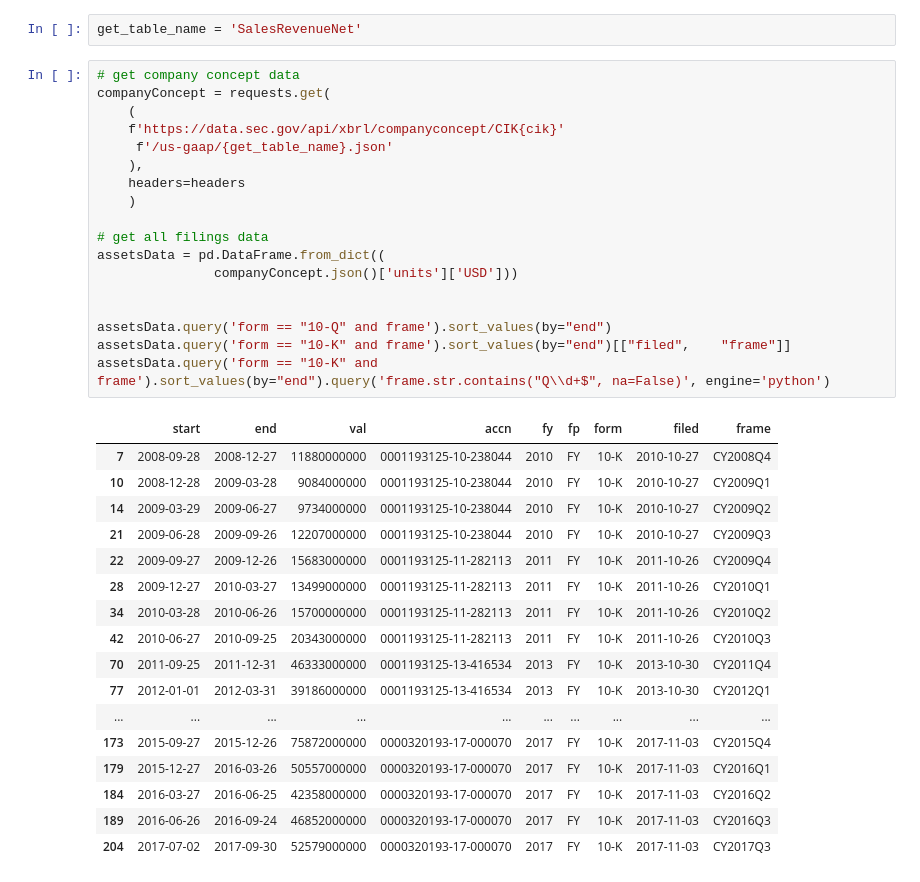
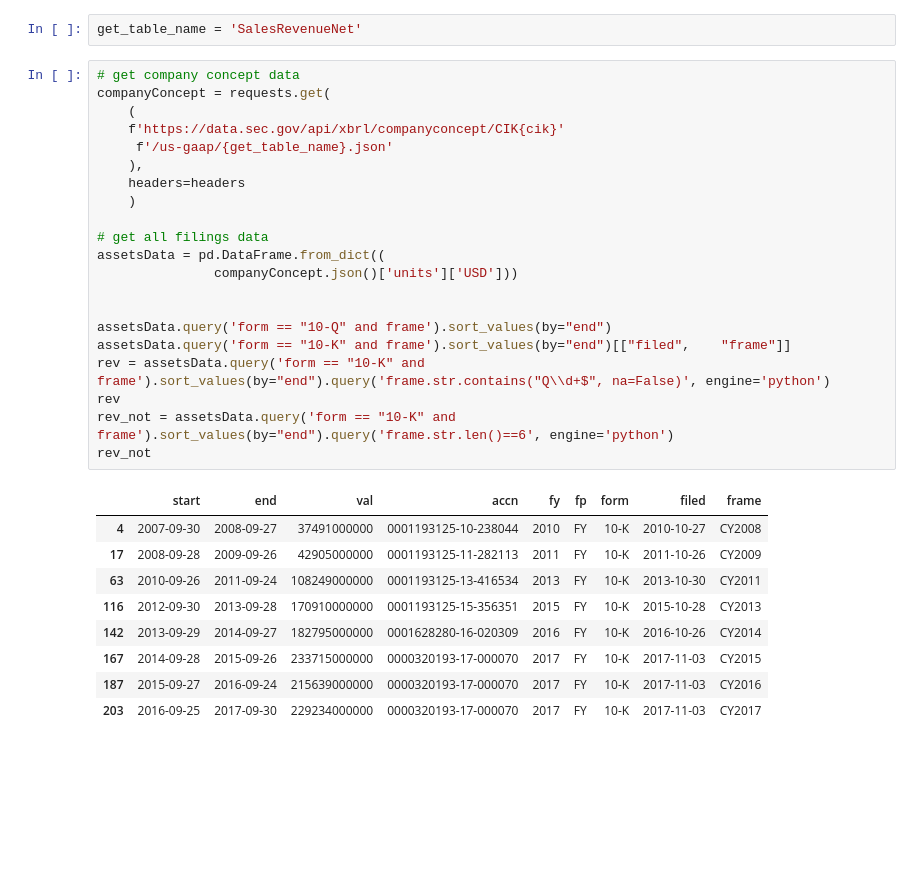
Before and after one commit to Nick2201/sec_gov_extract_info, a Jupyter notebook: sec_api/sec_api/0.ipynb, the cells around one changed output. Cells and saved outputs as stored; diff of their text form; blank space fills up the shorter version.

```diff
--- a/sec_api/sec_api/0.ipynb
+++ b/sec_api/sec_api/0.ipynb
@@ -252,37 +254,32 @@ get_table_name = 'SalesRevenueNet'
 # %%
 # get company concept data
 companyConcept = requests.get(
     (
     f'https://data.sec.gov/api/xbrl/companyconcept/CIK{cik}'
      f'/us-gaap/{get_table_name}.json'
     ),
     headers=headers
     )
 
 # get all filings data
 assetsData = pd.DataFrame.from_dict((
                companyConcept.json()['units']['USD']))
 
 
 assetsData.query('form == "10-Q" and frame').sort_values(by="end")
 assetsData.query('form == "10-K" and frame').sort_values(by="end")[["filed",	"frame"]]
-assetsData.query('form == "10-K" and frame').sort_values(by="end").query('frame.str.contains("Q\\d+$", na=False)', engine='python')
+rev = assetsData.query('form == "10-K" and frame').sort_values(by="end").query('frame.str.contains("Q\\d+$", na=False)', engine='python')
+rev
+rev_not = assetsData.query('form == "10-K" and frame').sort_values(by="end").query('frame.str.len()==6', engine='python')
+rev_not
 # %% [output]
 |  | start | end | val | accn | fy | fp | form | filed | frame |
-| 7 | 2008-09-28 | 2008-12-27 | 11880000000 | 0001193125-10-238044 | 2010 | FY | 10-K | 2010-10-27 | CY2008Q4 |
-| 10 | 2008-12-28 | 2009-03-28 | 9084000000 | 0001193125-10-238044 | 2010 | FY | 10-K | 2010-10-27 | CY2009Q1 |
-| 14 | 2009-03-29 | 2009-06-27 | 9734000000 | 0001193125-10-238044 | 2010 | FY | 10-K | 2010-10-27 | CY2009Q2 |
-| 21 | 2009-06-28 | 2009-09-26 | 12207000000 | 0001193125-10-238044 | 2010 | FY | 10-K | 2010-10-27 | CY2009Q3 |
-| 22 | 2009-09-27 | 2009-12-26 | 15683000000 | 0001193125-11-282113 | 2011 | FY | 10-K | 2011-10-26 | CY2009Q4 |
-| 28 | 2009-12-27 | 2010-03-27 | 13499000000 | 0001193125-11-282113 | 2011 | FY | 10-K | 2011-10-26 | CY2010Q1 |
-| 34 | 2010-03-28 | 2010-06-26 | 15700000000 | 0001193125-11-282113 | 2011 | FY | 10-K | 2011-10-26 | CY2010Q2 |
-| 42 | 2010-06-27 | 2010-09-25 | 20343000000 | 0001193125-11-282113 | 2011 | FY | 10-K | 2011-10-26 | CY2010Q3 |
-| 70 | 2011-09-25 | 2011-12-31 | 46333000000 | 0001193125-13-416534 | 2013 | FY | 10-K | 2013-10-30 | CY2011Q4 |
-| 77 | 2012-01-01 | 2012-03-31 | 39186000000 | 0001193125-13-416534 | 2013 | FY | 10-K | 2013-10-30 | CY2012Q1 |
-| ... | ... | ... | ... | ... | ... | ... | ... | ... | ... |
-| 173 | 2015-09-27 | 2015-12-26 | 75872000000 | 0000320193-17-000070 | 2017 | FY | 10-K | 2017-11-03 | CY2015Q4 |
-| 179 | 2015-12-27 | 2016-03-26 | 50557000000 | 0000320193-17-000070 | 2017 | FY | 10-K | 2017-11-03 | CY2016Q1 |
-| 184 | 2016-03-27 | 2016-06-25 | 42358000000 | 0000320193-17-000070 | 2017 | FY | 10-K | 2017-11-03 | CY2016Q2 |
-| 189 | 2016-06-26 | 2016-09-24 | 46852000000 | 0000320193-17-000070 | 2017 | FY | 10-K | 2017-11-03 | CY2016Q3 |
-| 204 | 2017-07-02 | 2017-09-30 | 52579000000 | 0000320193-17-000070 | 2017 | FY | 10-K | 2017-11-03 | CY2017Q3 |
+| 4 | 2007-09-30 | 2008-09-27 | 37491000000 | 0001193125-10-238044 | 2010 | FY | 10-K | 2010-10-27 | CY2008 |
+| 17 | 2008-09-28 | 2009-09-26 | 42905000000 | 0001193125-11-282113 | 2011 | FY | 10-K | 2011-10-26 | CY2009 |
+| 63 | 2010-09-26 | 2011-09-24 | 108249000000 | 0001193125-13-416534 | 2013 | FY | 10-K | 2013-10-30 | CY2011 |
+| 116 | 2012-09-30 | 2013-09-28 | 170910000000 | 0001193125-15-356351 | 2015 | FY | 10-K | 2015-10-28 | CY2013 |
+| 142 | 2013-09-29 | 2014-09-27 | 182795000000 | 0001628280-16-020309 | 2016 | FY | 10-K | 2016-10-26 | CY2014 |
+| 167 | 2014-09-28 | 2015-09-26 | 233715000000 | 0000320193-17-000070 | 2017 | FY | 10-K | 2017-11-03 | CY2015 |
+| 187 | 2015-09-27 | 2016-09-24 | 215639000000 | 0000320193-17-000070 | 2017 | FY | 10-K | 2017-11-03 | CY2016 |
+| 203 | 2016-09-25 | 2017-09-30 | 229234000000 | 0000320193-17-000070 | 2017 | FY | 10-K | 2017-11-03 | CY2017 |
 # %%
```
Also changed, not shown: parts of 9 cells of this notebook, 1 other file.
